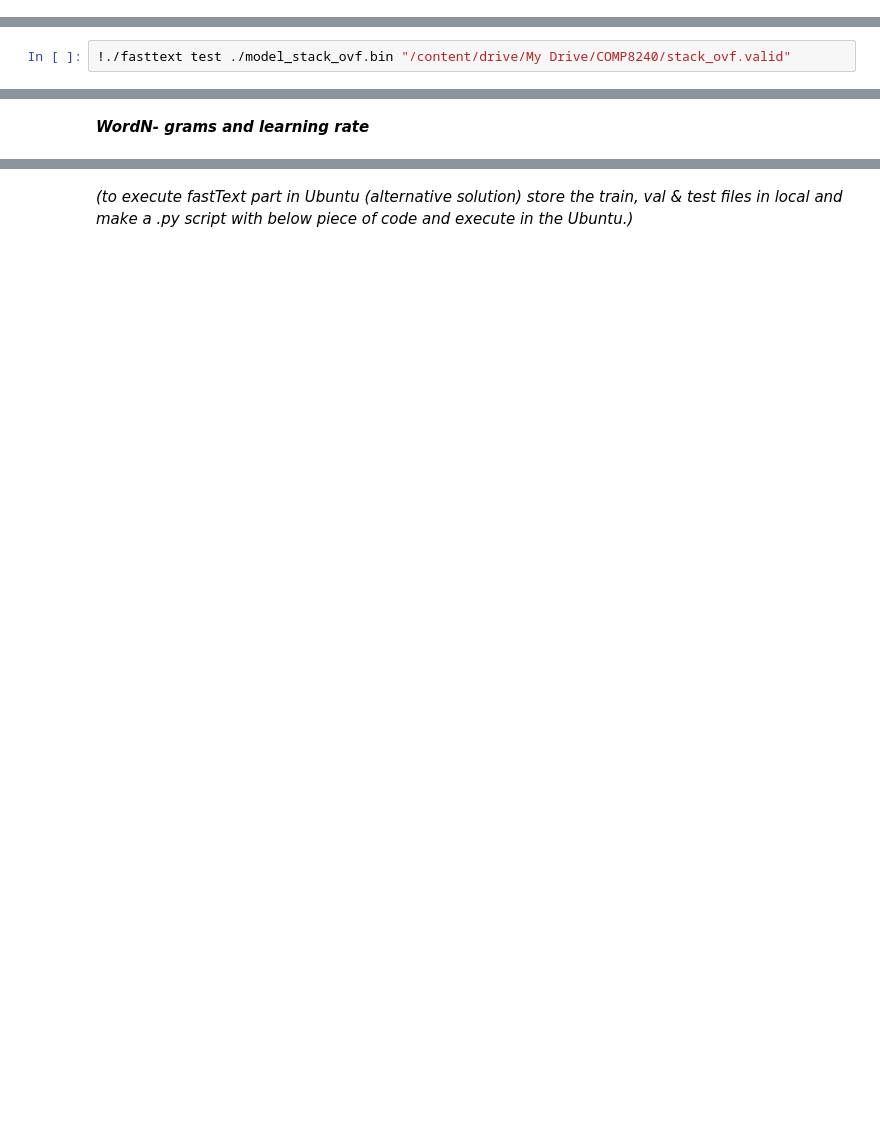
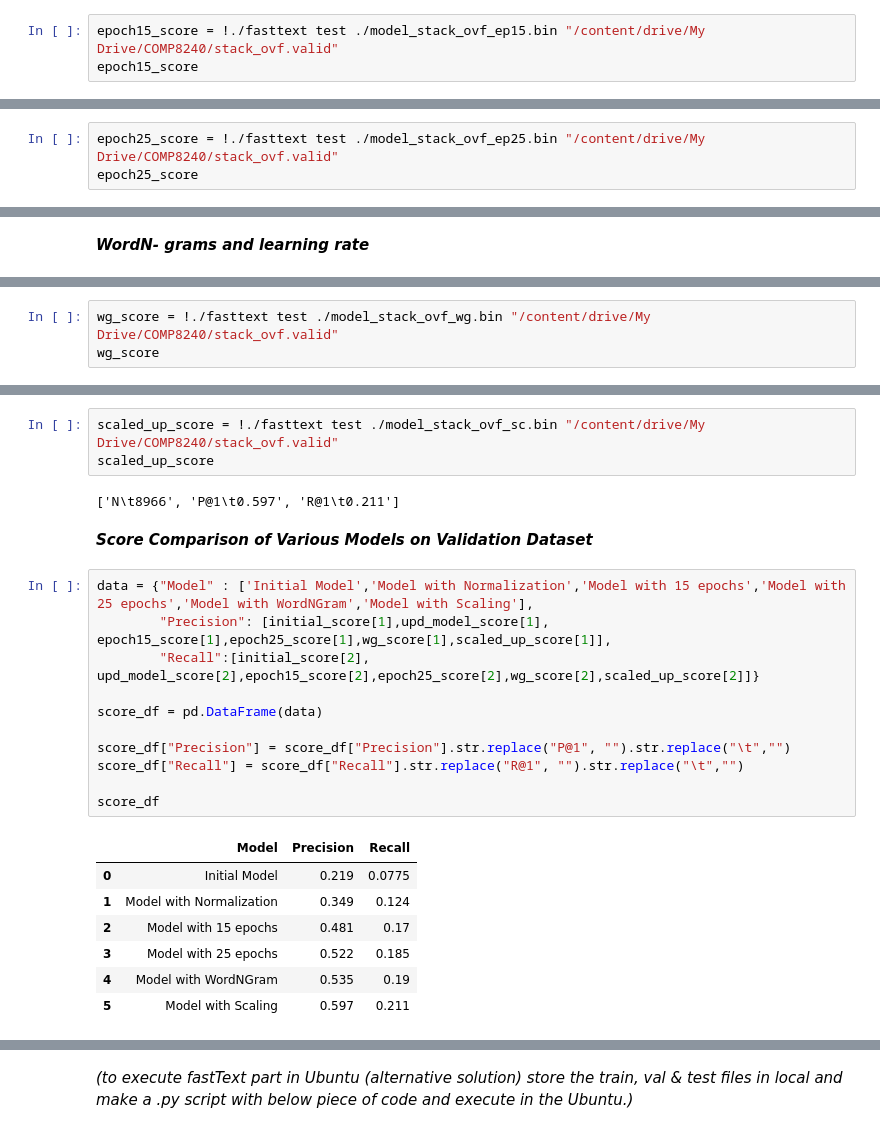
Before and after one commit to agamkachhal/COMP8240_GroupS, a Jupyter notebook: stackoverflowposts_analysis.ipynb, the cells around one changed output, grey strips where cells are left out. Cells and saved outputs as stored; diff of their text form; blank space fills up the shorter version.

Commit message:
ask_ubuntu: fastText Enhanced Precision Score

```diff
--- a/stackoverflowposts_analysis.ipynb
+++ b/stackoverflowposts_analysis.ipynb
@@ -479,0 +503,3 @@ _As we can see after applying `crude normalization` (same case of words througho
+# %%
+epoch15_score = !./fasttext test ./model_stack_ovf_ep15.bin "/content/drive/My Drive/COMP8240/stack_ovf.valid"
+epoch15_score
@@ -487,3 +515,4 @@ Progress: 100.0% words/sec/thread:     820 lr:  0.000000 avg.loss:  9.984482 ETA
 # %%
-!./fasttext test ./model_stack_ovf.bin "/content/drive/My Drive/COMP8240/stack_ovf.valid"
+epoch25_score = !./fasttext test ./model_stack_ovf_ep25.bin "/content/drive/My Drive/COMP8240/stack_ovf.valid"
+epoch25_score
 # %% [output]
@@ -503,0 +531,3 @@ Progress: 100.0% words/sec/thread:     811 lr:  0.000000 avg.loss:  5.407588 ETA
+# %%
+wg_score = !./fasttext test ./model_stack_ovf_wg.bin "/content/drive/My Drive/COMP8240/stack_ovf.valid"
+wg_score
@@ -503,0 +545,26 @@ Progress: 100.0% words/sec/thread:     811 lr:  0.000000 avg.loss:  5.407588 ETA
+# %%
+scaled_up_score = !./fasttext test ./model_stack_ovf_sc.bin "/content/drive/My Drive/COMP8240/stack_ovf.valid"
+scaled_up_score
+# %% [output]
+['N\t8966', 'P@1\t0.597', 'R@1\t0.211']
+# %% [markdown]
+**_Score Comparison of Various Models on Validation Dataset_**
+# %%
+data = {"Model" : ['Initial Model','Model with Normalization','Model with 15 epochs','Model with 25 epochs','Model with WordNGram','Model with Scaling'],
+        "Precision": [initial_score[1],upd_model_score[1], epoch15_score[1],epoch25_score[1],wg_score[1],scaled_up_score[1]],
+        "Recall":[initial_score[2], upd_model_score[2],epoch15_score[2],epoch25_score[2],wg_score[2],scaled_up_score[2]]}
+
+score_df = pd.DataFrame(data)
+
+score_df["Precision"] = score_df["Precision"].str.replace("P@1", "").str.replace("\t","")
+score_df["Recall"] = score_df["Recall"].str.replace("R@1", "").str.replace("\t","")
+
+score_df
+# %% [output]
+|  | Model | Precision | Recall |
+| 0 | Initial Model | 0.219 | 0.0775 |
+| 1 | Model with Normalization | 0.349 | 0.124 |
+| 2 | Model with 15 epochs | 0.481 | 0.17 |
+| 3 | Model with 25 epochs | 0.522 | 0.185 |
+| 4 | Model with WordNGram | 0.535 | 0.19 |
+| 5 | Model with Scaling | 0.597 | 0.211 |
```
Also changed, not shown: parts of 24 cells of this notebook.
